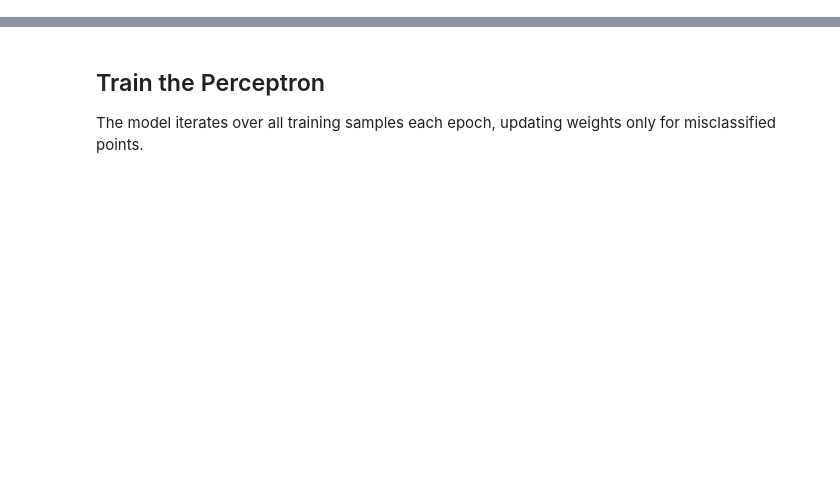
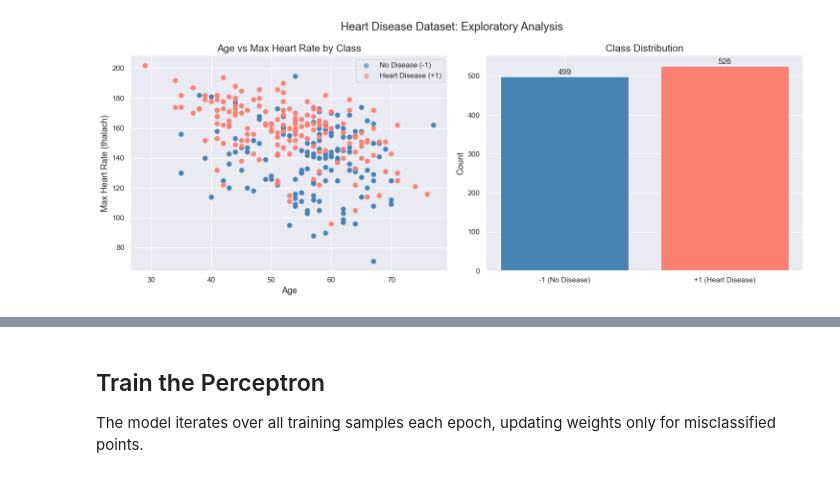
Before and after one commit to GraceYang9127/CMOR438Final, a Jupyter notebook: examples/Supervised Learning/Perceptron/perceptron.ipynb, the cells around one changed output, grey strips where cells are left out. Drawn from its saved outputs; the diff is of its cells as text; code cells hidden in the pictures; blank space fills up the shorter version.

```diff
--- a/examples/Supervised Learning/Perceptron/perceptron.ipynb
+++ b/examples/Supervised Learning/Perceptron/perceptron.ipynb
@@ -57,0 +132,35 @@ print(f'Class distribution: {dict(zip(*np.unique(y, return_counts=True)))}')
+# %%
+# EDA: Scatter of age vs thalach (max heart rate) colored by class
+try:
+    age = df['age'].values
+    thalach = df['thalach'].values
+    labels = y
+except NameError:
+    age = X[:, 0]
+    thalach = X[:, 7]
+    labels = y
+
+fig, axes = plt.subplots(1, 2, figsize=(15, 6))
+
+# Scatter: age vs thalach by class
+for cls, color, name in [(-1, 'steelblue', 'No Disease (-1)'), (1, 'salmon', 'Heart Disease (+1)')]:
+    mask = labels == cls
+    axes[0].scatter(age[mask], thalach[mask], c=color, label=name, alpha=0.6, s=40)
+axes[0].set_xlabel('Age', fontsize=13)
+axes[0].set_ylabel('Max Heart Rate (thalach)', fontsize=13)
+axes[0].set_title('Age vs Max Heart Rate by Class', fontsize=15)
+axes[0].legend(fontsize=11)
+
+# Class count bar
+counts = {'-1 (No Disease)': int((labels == -1).sum()), '+1 (Heart Disease)': int((labels == 1).sum())}
+axes[1].bar(counts.keys(), counts.values(), color=['steelblue', 'salmon'], edgecolor='white')
+axes[1].set_ylabel('Count', fontsize=13)
+axes[1].set_title('Class Distribution', fontsize=15)
+for i, (k, v) in enumerate(counts.items()):
+    axes[1].text(i, v + 5, str(v), ha='center', fontsize=12)
+
+plt.suptitle('Heart Disease Dataset: Exploratory Analysis', fontsize=17)
+plt.tight_layout()
+plt.show()
+# %% [output]
+[figure, added]
```
Also changed, not shown: parts of 12 cells of this notebook, 2 other files.
